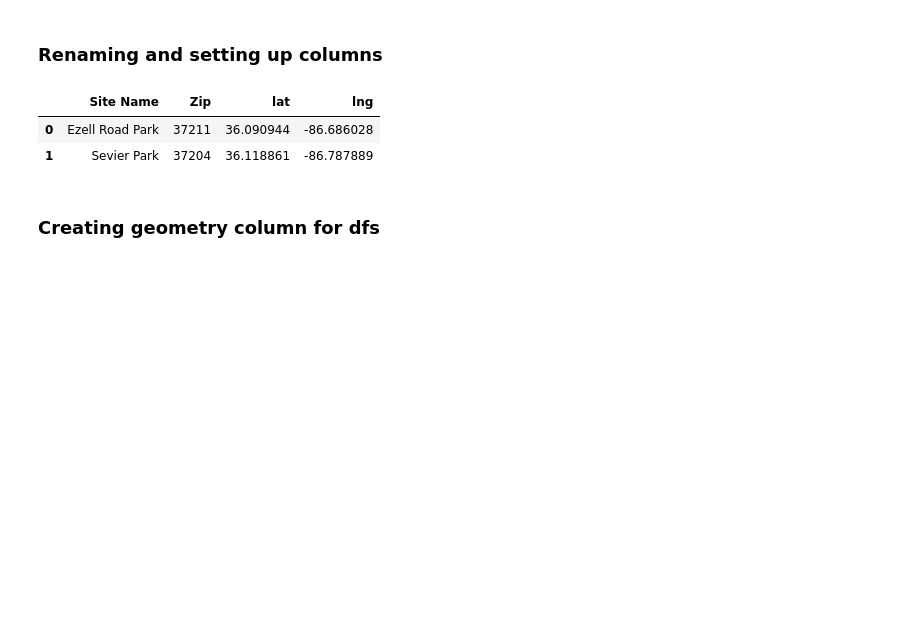
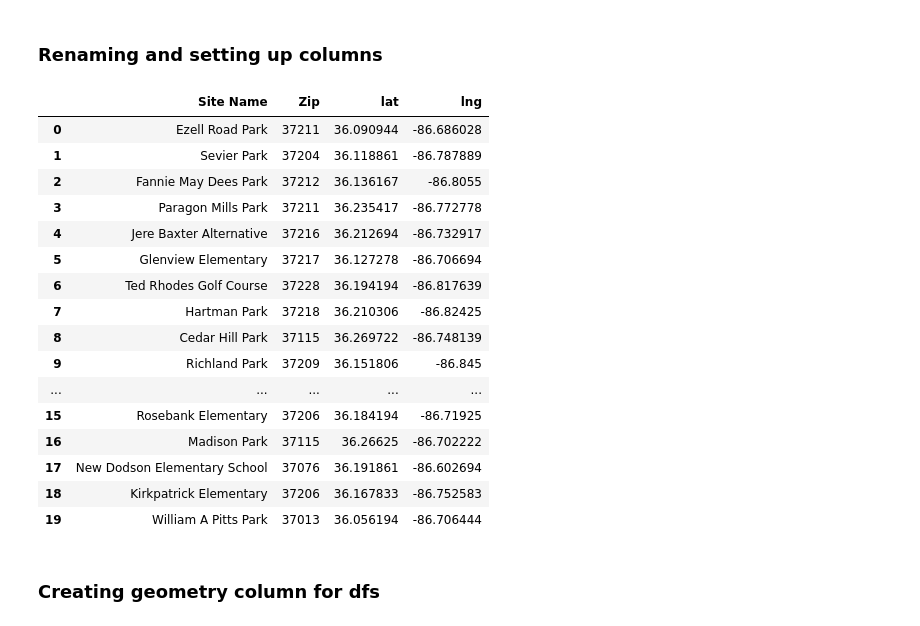
Before and after one commit to MrBardot/NSS-DDA2-metro-nashville-emergency, a Jupyter notebook: notebooks/metro-nashville-emergency-communications-snickers-hrubel.ipynb, the cells around one changed output. Cells and saved outputs as stored; diff of their text form; code cells hidden in the pictures; blank space fills up the shorter version.

```diff
--- a/notebooks/metro-nashville-emergency-communications-snickers-hrubel.ipynb
+++ b/notebooks/metro-nashville-emergency-communications-snickers-hrubel.ipynb
@@ -47,13 +50,27 @@ dispatch=dispatch[[ 'tencode', 'lat', 'lng', 'call_date','call_time']]
 # %%
 sirens[["lat", "lng"]]= sirens.pop("Location").str.split(", ", n = 1, expand = True)
 sirens['lat']= sirens['lat'].str[1:]
 sirens['lng'] = sirens['lng'].str[:-1]
 sirens=sirens[["Site Name", "Zip","lat","lng"]]
-sirens.head(2)
+sirens.head(20)
 # %% [output]
 |  | Site Name | Zip | lat | lng |
 | 0 | Ezell Road Park | 37211 | 36.090944 | -86.686028 |
 | 1 | Sevier Park | 37204 | 36.118861 | -86.787889 |
+| 2 | Fannie May Dees Park | 37212 | 36.136167 | -86.8055 |
+| 3 | Paragon Mills Park | 37211 | 36.235417 | -86.772778 |
+| 4 | Jere Baxter Alternative | 37216 | 36.212694 | -86.732917 |
+| 5 | Glenview Elementary | 37217 | 36.127278 | -86.706694 |
+| 6 | Ted Rhodes Golf Course | 37228 | 36.194194 | -86.817639 |
+| 7 | Hartman Park | 37218 | 36.210306 | -86.82425 |
+| 8 | Cedar Hill Park | 37115 | 36.269722 | -86.748139 |
+| 9 | Richland Park | 37209 | 36.151806 | -86.845 |
+| ... | ... | ... | ... | ... |
+| 15 | Rosebank Elementary | 37206 | 36.184194 | -86.71925 |
+| 16 | Madison Park | 37115 | 36.26625 | -86.702222 |
+| 17 | New Dodson Elementary School | 37076 | 36.191861 | -86.602694 |
+| 18 | Kirkpatrick Elementary | 37206 | 36.167833 | -86.752583 |
+| 19 | William A Pitts Park | 37013 | 36.056194 | -86.706444 |
 # %% [markdown]
 ### Creating geometry column for dfs
 # %%
```
Also changed, not shown: parts of 7 cells of this notebook.
